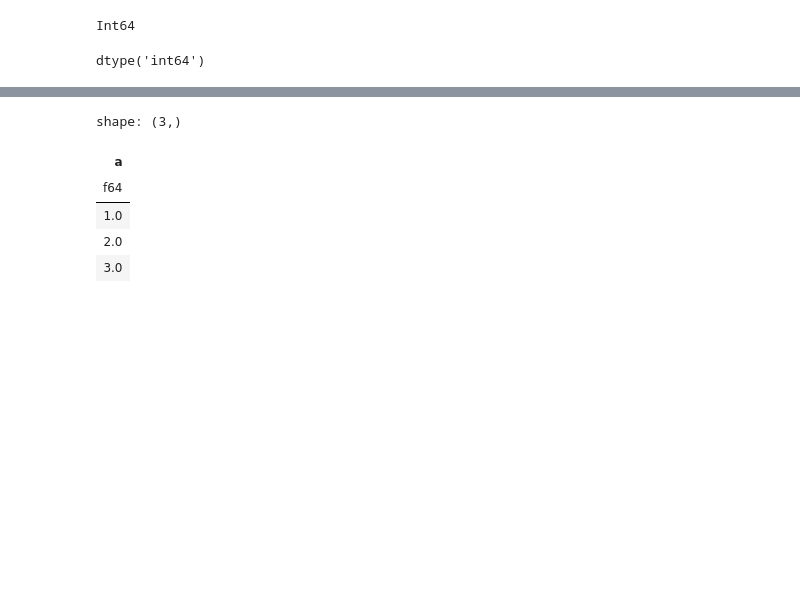
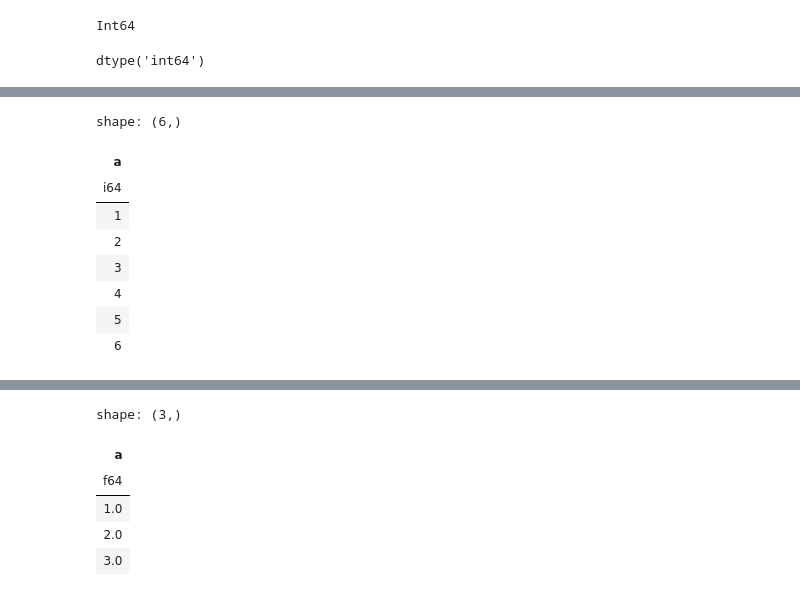
Before and after one commit to johnros/polars_demo, a Jupyter notebook: polars_to_preview.ipynb, the cells around one changed output, grey strips where cells are left out. Saved outputs shown, nothing was run; the diff lists cells and outputs as text; code cells hidden in the pictures; blank space fills up the shorter version.

```diff
--- a/polars_to_preview.ipynb
+++ b/polars_to_preview.ipynb
@@ -345,0 +367,12 @@ dtype('int64')
+# %%
+s.clone().append(pl.Series("a", [4, 5, 6]))
+# %% [output]
+shape: (6,)
+| a |
+| i64 |
+| 1 |
+| 2 |
+| 3 |
+| 4 |
+| 5 |
+| 6 |
```
Also changed, not shown: parts of 80 cells of this notebook, 1 other file.
